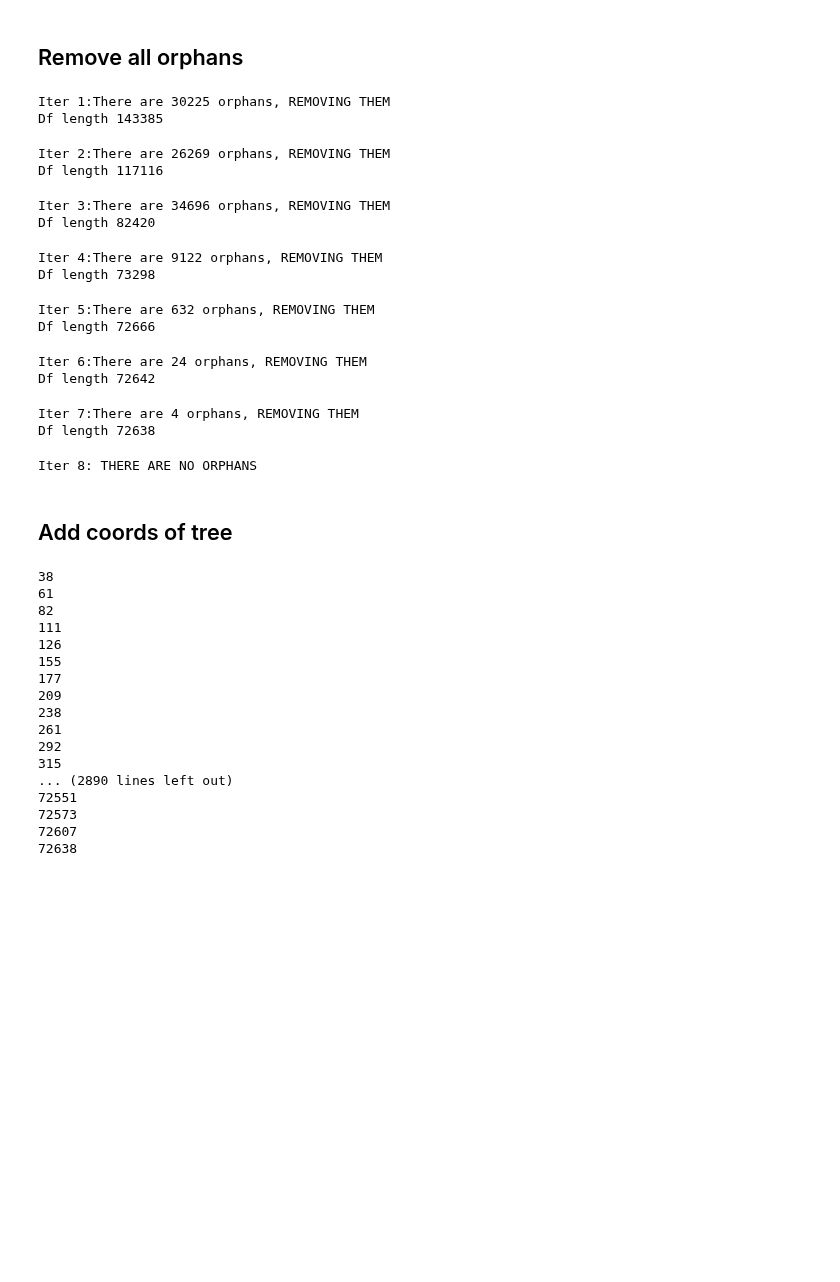
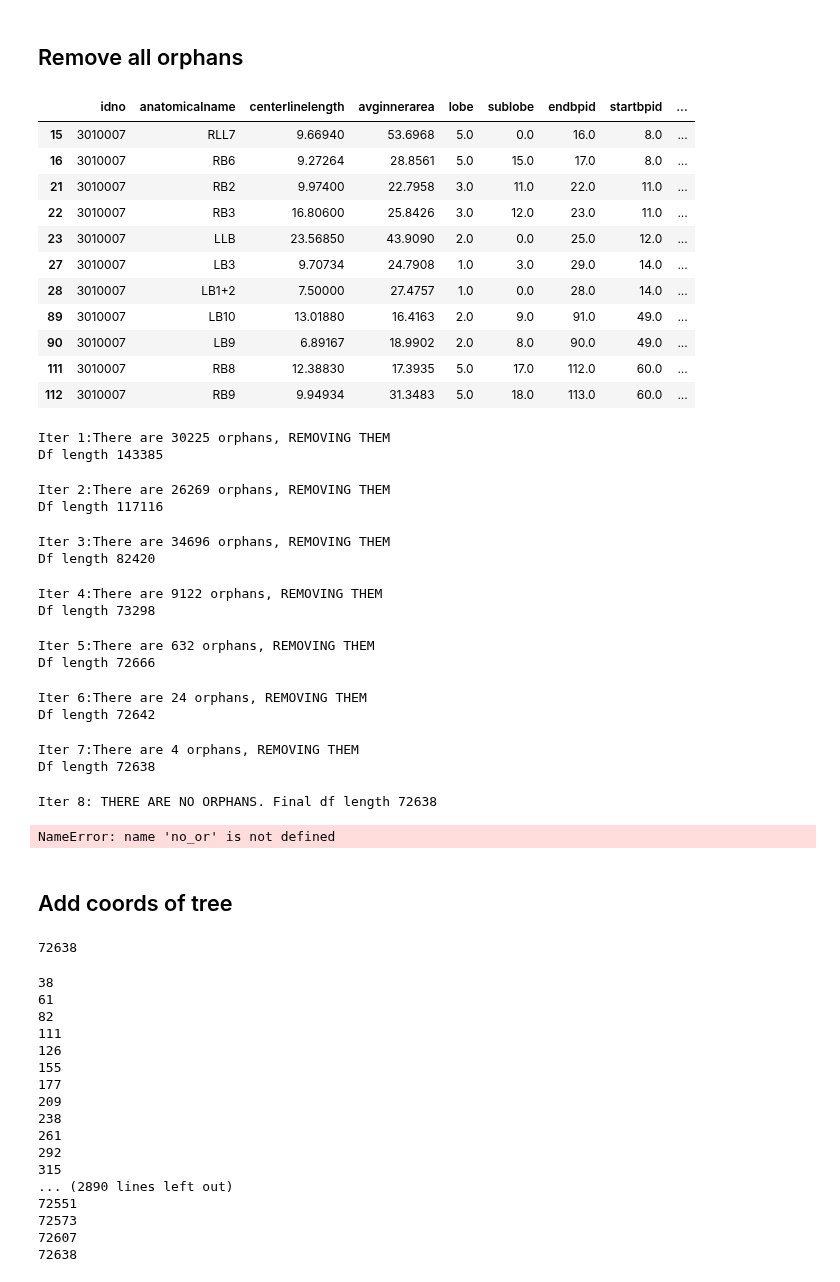
Before and after one commit to s-n-naik/airway_exploration, a Jupyter notebook: Dataloading_GNN.ipynb, the cells around one changed output. Cells and saved outputs as stored; diff of their text form; code cells hidden in the pictures; blank space fills up the shorter version.

```diff
--- a/Dataloading_GNN.ipynb
+++ b/Dataloading_GNN.ipynb
@@ -151,14 +161,31 @@ Keeping only QC paths 173610
 # %%
 def _remove_orphans(df):
     orphan_check = np.zeros_like(df.endbpid.values, dtype=bool)
     groups = df.groupby('idno')
     i = 0
     for name, group in tqdm(groups, desc='Iterating ids'):
         orphan_check[i:i+len(group)] =\
         np.isin(group.startbpid.values, group.endbpid.values) | \
         (group.startbpid == -1)
         i = i+len(group)
     return orphan_check
+
+
+orpha_check = _remove_orphans(orig_df)
+orig_df.loc[~orpha_check & (orig_df.idno ==3010007)]
+# %% [output]
+|  | idno | anatomicalname | centerlinelength | avginnerarea | lobe | sublobe | endbpid | startbpid | ... |
+| 15 | 3010007 | RLL7 | 9.66940 | 53.6968 | 5.0 | 0.0 | 16.0 | 8.0 | ... |
+| 16 | 3010007 | RB6 | 9.27264 | 28.8561 | 5.0 | 15.0 | 17.0 | 8.0 | ... |
+| 21 | 3010007 | RB2 | 9.97400 | 22.7958 | 3.0 | 11.0 | 22.0 | 11.0 | ... |
+| 22 | 3010007 | RB3 | 16.80600 | 25.8426 | 3.0 | 12.0 | 23.0 | 11.0 | ... |
+| 23 | 3010007 | LLB | 23.56850 | 43.9090 | 2.0 | 0.0 | 25.0 | 12.0 | ... |
+| 27 | 3010007 | LB3 | 9.70734 | 24.7908 | 1.0 | 3.0 | 29.0 | 14.0 | ... |
+| 28 | 3010007 | LB1+2 | 7.50000 | 27.4757 | 1.0 | 0.0 | 28.0 | 14.0 | ... |
+| 89 | 3010007 | LB10 | 13.01880 | 16.4163 | 2.0 | 9.0 | 91.0 | 49.0 | ... |
+| 90 | 3010007 | LB9 | 6.89167 | 18.9902 | 2.0 | 8.0 | 90.0 | 49.0 | ... |
+| 111 | 3010007 | RB8 | 12.38830 | 17.3935 | 5.0 | 17.0 | 112.0 | 60.0 | ... |
+| 112 | 3010007 | RB9 | 9.94934 | 31.3483 | 5.0 | 18.0 | 113.0 | 60.0 | ... |
 # %%
 def remove_all_orphans(orig_df):
     there_are_orphans = True
@@ -170,7 +197,7 @@ def remove_all_orphans(orig_df):
         num_orphan = (orphan_check==0).sum()
 
         if num_orphan ==0:
-            print(f"Iter {i}: THERE ARE NO ORPHANS")
+            print(f"Iter {i}: THERE ARE NO ORPHANS. Final df length {len(orig_df)}")
             there_are_orphans = False
             break
         else:
@@ -181,6 +208,8 @@ def remove_all_orphans(orig_df):
 
 
 df_no_orphans = remove_all_orphans(orig_df)
+
+print(len(no_or))
 # %% [output]
 Iter 1:There are 30225 orphans, REMOVING THEM
 Df length 143385
@@ -196,7 +225,8 @@ Iter 6:There are 24 orphans, REMOVING THEM
 Df length 72642
 Iter 7:There are 4 orphans, REMOVING THEM
 Df length 72638
-Iter 8: THERE ARE NO ORPHANS
+Iter 8: THERE ARE NO ORPHANS. Final df length 72638
+NameError: name 'no_or' is not defined
 # %% [markdown]
 ## Add coords of tree
 # %%
@@ -250,3 +320,8 @@ def _get_coords(single_test, start_x=0, start_y=0,start_z=0, start_loc=-1, x_sf=
+# %%
+
+print(len(df_no_orphans))
+# %% [output]
+72638
 # %%
 groups = df_no_orphans.groupby('idno')
 
```
Also changed, not shown: parts of 5 cells of this notebook.
